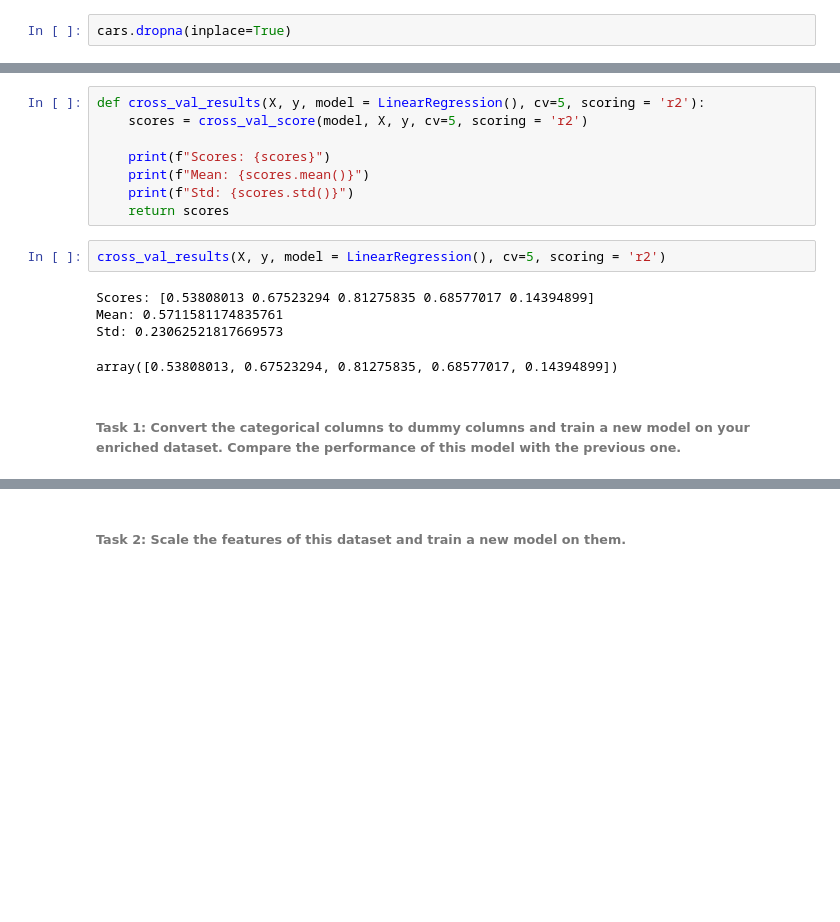
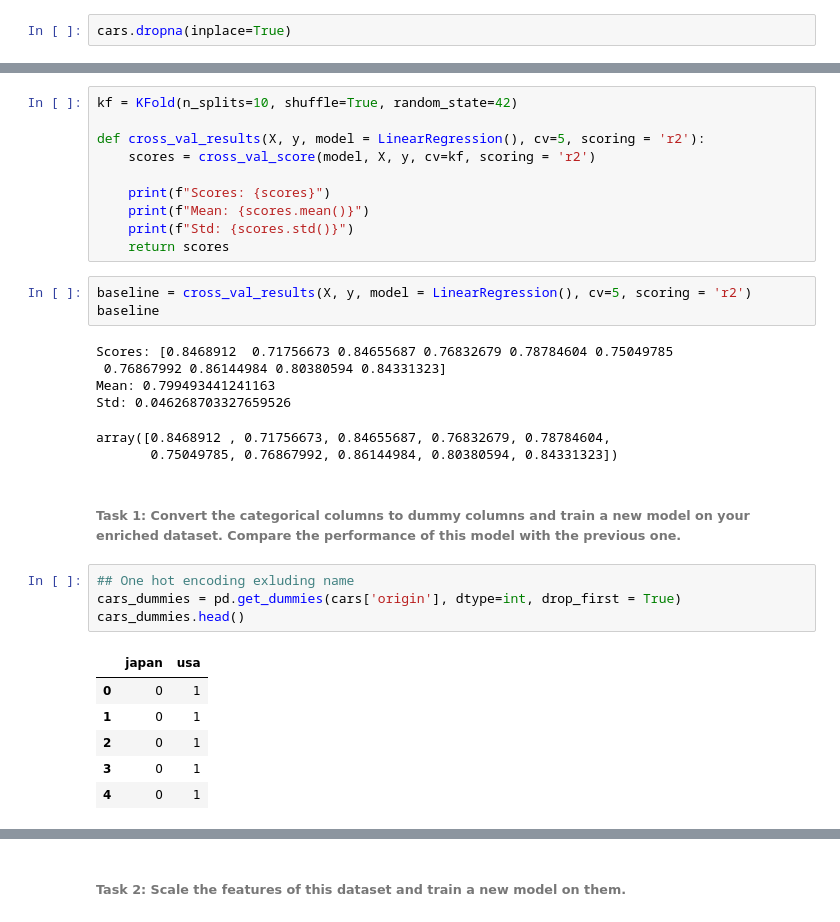
Before and after one commit to KeironTJ/Apprenticeship, a Jupyter notebook: Notebooks/Module 3.03/03.03 - Tasks.ipynb, the cells around one changed output, grey strips where cells are left out. Drawn from its saved outputs; the diff is of its cells as text; blank space fills up the shorter version.

```diff
--- a/Notebooks/Module 3.03/03.03 - Tasks.ipynb
+++ b/Notebooks/Module 3.03/03.03 - Tasks.ipynb
@@ -67,18 +68,34 @@ RMSE_train = 3.4559142294242142
 [-0.116173    0.00101347 -0.00227634 -0.00656101  0.06173551  0.76063644]
 # %%
+kf = KFold(n_splits=10, shuffle=True, random_state=42)
+
 def cross_val_results(X, y, model = LinearRegression(), cv=5, scoring = 'r2'):
-    scores = cross_val_score(model, X, y, cv=5, scoring = 'r2')
+    scores = cross_val_score(model, X, y, cv=kf, scoring = 'r2')
 
     print(f"Scores: {scores}")
     print(f"Mean: {scores.mean()}")
     print(f"Std: {scores.std()}")
     return scores
 # %%
-cross_val_results(X, y, model = LinearRegression(), cv=5, scoring = 'r2')
+baseline = cross_val_results(X, y, model = LinearRegression(), cv=5, scoring = 'r2')
+baseline
 # %% [output]
-Scores: [0.53808013 0.67523294 0.81275835 0.68577017 0.14394899]
-Mean: 0.5711581174835761
-Std: 0.23062521817669573
+Scores: [0.8468912  0.71756673 0.84655687 0.76832679 0.78784604 0.75049785
+ 0.76867992 0.86144984 0.80380594 0.84331323]
+Mean: 0.799493441241163
+Std: 0.046268703327659526
-array([0.53808013, 0.67523294, 0.81275835, 0.68577017, 0.14394899])
+array([0.8468912 , 0.71756673, 0.84655687, 0.76832679, 0.78784604,
+       0.75049785, 0.76867992, 0.86144984, 0.80380594, 0.84331323])
 # %% [markdown]
 ###### Task 1: Convert the categorical columns to dummy columns and train a new model on your enriched dataset. Compare the performance of this model with the previous one.
+# %%
+## One hot encoding exluding name
+cars_dummies = pd.get_dummies(cars['origin'], dtype=int, drop_first = True)
+cars_dummies.head()
+# %% [output]
+|  | japan | usa |
+| 0 | 0 | 1 |
+| 1 | 0 | 1 |
+| 2 | 0 | 1 |
+| 3 | 0 | 1 |
+| 4 | 0 | 1 |
```
Also changed, not shown: parts of 21 cells of this notebook, 1 other file.
